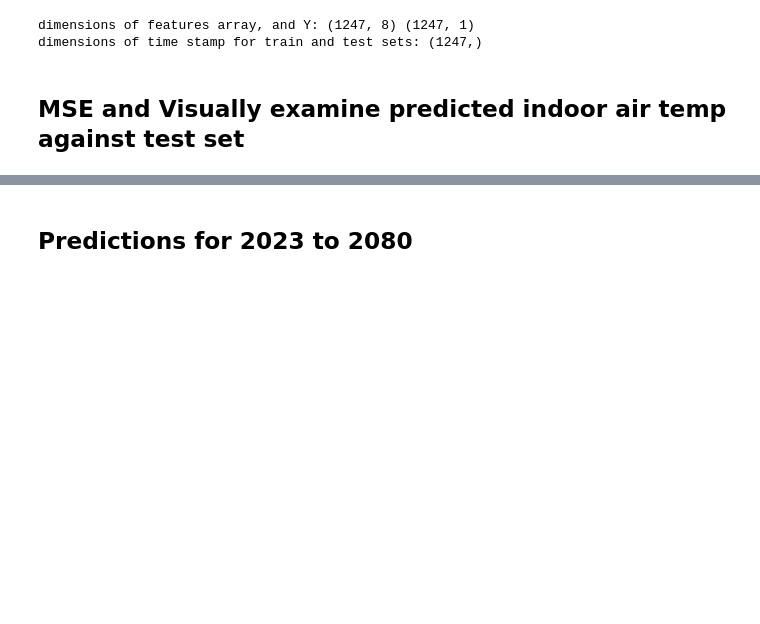
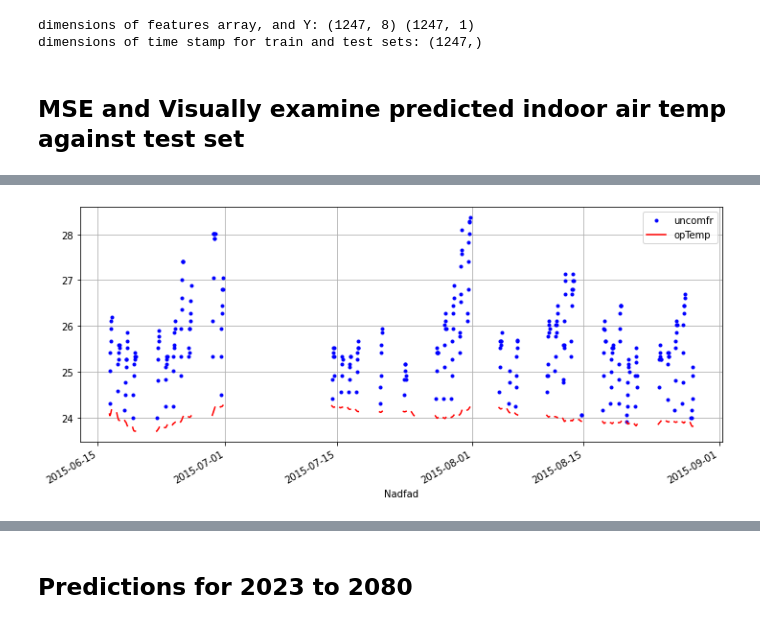
Before and after one commit to DonnaVakalis/forecasting-MRT-gap, a Jupyter notebook: models/mrt2_XGBoost_futurePredictions.ipynb, the cells around one changed output, grey strips where cells are left out. Saved outputs shown, nothing was run; the diff lists cells and outputs as text; code cells hidden in the pictures; blank space fills up the shorter version.

```diff
--- a/models/mrt2_XGBoost_futurePredictions.ipynb
+++ b/models/mrt2_XGBoost_futurePredictions.ipynb
@@ -135,7 +157,7 @@ ANSI/ASHRAE Standard 55-2017, Thermal Environmental Conditions for Human Occupan
 def get_comfy_opTemperature (outdoor_air):
 
     # Calculate average of previous week's outdoor air temp (for calculating comfortable op temp)
-    out_7dayAverage = outdoor_air.rolling(168, min_periods=72).mean()
+    out_7dayAverage = outdoor_air.rolling(168, min_periods=12).mean()
 
     # Calculate adaptive model comfort temp
     return 0.31*out_7dayAverage +17.8
@@ -169,0 +202,8 @@ def get_required_MRT(comfy_operativeTemp,indoor_airTemp):
+# %%
+def get_dewPoint(indoor_airTemp, rel_hum=60):
+    # this returns dew point temp, based on assumption about RH
+
+    B = 18.678
+    C = 257.14
+    gamma = np.log(rel_hum/100) + ((B*indoor_airTemp)/(C + indoor_airTemp))
+    return C*gamma/(B-gamma)
@@ -169,0 +221,7 @@ def get_required_MRT(comfy_operativeTemp,indoor_airTemp):
+# %%
+# this returns the smallest (limiting) view factor to not exceed dew point
+
+def get_min_viewFactor(indoor_airTemp, target_Temp, dew_Temp):
+    # Set the target as 'comfortable' operative temp
+    # Set the panel temp just above dew point
+    return (target_Temp - indoor_airTemp) / (dew_Temp - indoor_airTemp)
@@ -178,8 +238,15 @@ comfy_opTmp = get_comfy_opTemperature(out_air)
 
 comfy_MRT = get_required_MRT(comfy_opTmp,ind_air)
 
+dew_Point = get_dewPoint(ind_air)
+
+min_VF = get_min_viewFactor(ind_air, comfy_opTmp, dew_Point)
+
 # Save a dataframe to hold: Date-Time, Outdoor Air Temp, Indoor Air Temp (predicted or real), Comfortable Target Operative Temp, Required MRT
 df_ = pd.DataFrame({'ind_air': ind_air,
                    'out_air':out_air,
                    'comfy_opTmp': comfy_opTmp,
-                   'comfy_MRT': comfy_MRT}).set_index(time_stamp) #recall t was the original date-time stamp df_all_X.index
+                    'too_hot' : (ind_air>comfy_opTmp),
+                   'comfy_MRT': comfy_MRT,
+                    'dew_point': dew_Point,
+                    'min_VF': min_VF}).set_index(time_stamp) #recall t was the original date-time stamp df_all_X.index
@@ -249,0 +317,16 @@ df_future
+# %%
+yr = 2015
+df_plot = df_y_allHrs.join(df_).drop('air_tmp_ind',1) # This fills in missing rows explicitly with NaNs
+df_yr = df_plot[df_plot.index.month.isin([6,7,8]) & (df_plot.index.year == yr)]
+
+plt.figure(figsize=(12,5))
+
+uncomfrt = (df_yr['too_hot'] == True)
+
+ax1 = df_yr.loc[uncomfrt, 'ind_air'].plot(linestyle='', marker='.', color='blue', grid=True, label='uncomfr')
+ax2 = df_yr.comfy_opTmp.plot(color='red', grid=True, secondary_y=False, label='opTemp')
+
+plt.legend()
+plt.show()
+# %% [output]
+[figure, added]
```
Also changed, not shown: parts of 33 cells of this notebook.
